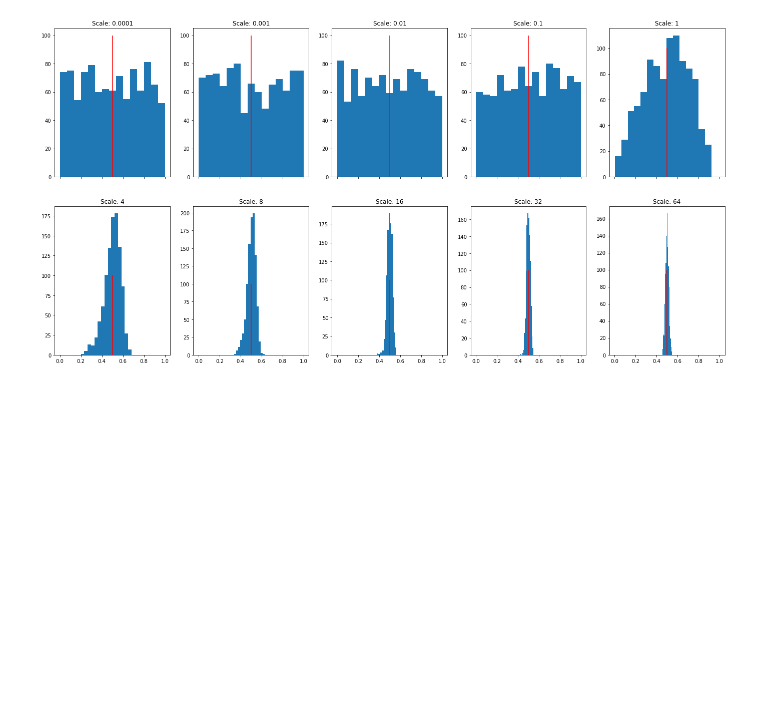
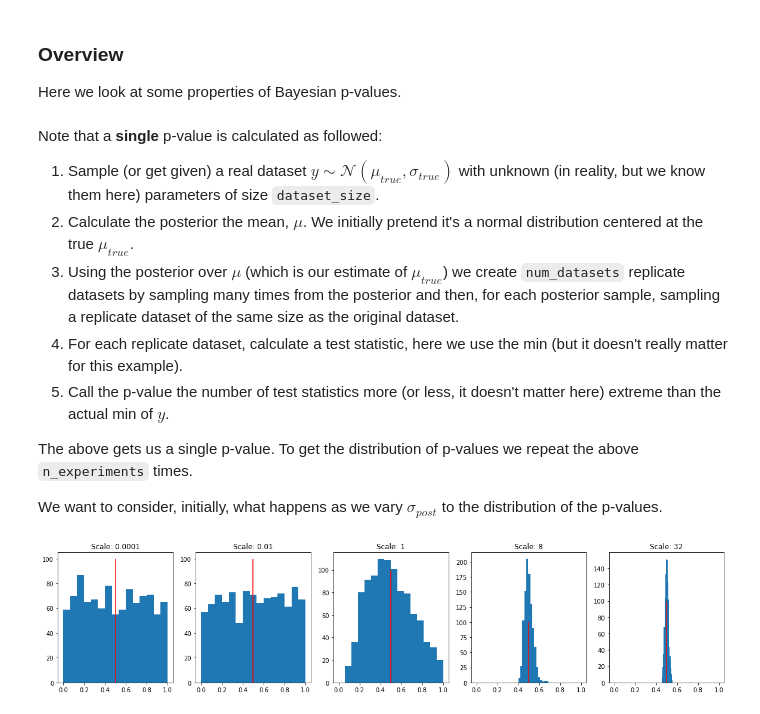
Before and after one commit to maw501/BDA3-python-demos, a Jupyter notebook: demos_ch6/p-values.ipynb, the cells around one changed output. Drawn from its saved outputs; the diff is of its cells as text; code cells hidden in the pictures; blank space fills up the shorter version.

```diff
--- a/demos_ch6/p-values.ipynb
+++ b/demos_ch6/p-values.ipynb
@@ -5,27 +8,63 @@ import seaborn as sns
+# %%
+def calculate_p_value(test_metric, y, y_rep):
+    test_statistic = calculate_test_statistic(test_metric, y_rep)
+    return np.mean(test_statistic > test_metric(y))
+# %%
+def create_datasets(
+    loc_true, scale_true, post_mu, post_scale, dataset_size, num_datasets
+):
+    y = np.random.normal(loc_true, scale_true, size=dataset_size)
+    loc_post = np.random.normal(post_mu, scale=post_scale, size=num_datasets)
+    y_rep = np.random.normal(
+        loc_post, scale_true, size=(dataset_size, num_datasets)
+    )
+    return y, y_rep
+# %% [markdown]
+### Overview
+
+Here we look at some properties of Bayesian p-values.
+# %% [markdown]
+Note that a **single** p-value is calculated as followed:
+
+1. Sample (or get given) a real dataset $y\sim \mathcal{N}(\mu_{true}, \sigma_{true})$ with unknown (in reality, but we know them here) parameters of size `dataset_size`.
+2. Calculate the posterior the mean, $\mu$. We initially pretend it's a normal distribution centered at the true $\mu_{true}$.
+3. Using the posterior over $\mu$ (which is our estimate of $\mu_{true}$) we create `num_datasets` replicate datasets by sampling many times from the posterior and then, for each posterior sample, sampling a replicate dataset of the same size as the original dataset.
+4. For each replicate dataset, calculate a test statistic, here we use the min (but it doesn't really matter for this example).
+5. Call the p-value the number of test statistics more (or less, it doesn't matter here) extreme than the actual min of $y$.
+
+The above gets us a single p-value. To get the distribution of p-values we repeat the above `n_experiments` times.
+
+We want to consider, initially, what happens as we vary $\sigma_{post}$ to the distribution of the p-values.
 # %%
 loc_true = 2
 scale_true = 2
-n_dataset = 250
+dataset_size = 250
+num_datasets = 1000
 n_experiments = 1000
-n_simulations = 1000
 # %%
 p_values_scales = []
-scales = [0.0001, 0.001, 0.01, 0.1, 1, 4, 8, 16, 32, 64]
-for s in scales:
+scales = [0.0001, 0.01, 1, 8, 32]
+test_metric = np.min
+
+for posterior_scale in scales:
     p_values = []
     for i in range(n_experiments):
-        y = np.random.normal(loc_true, scale_true, size=n_dataset)
-        loc_post = np.random.normal(loc_true, s, size=n_simulations)
-        y_rep = np.random.normal(loc_post, scale_true, size=(n_dataset, n_simulations))
-        p_value = np.mean(np.max(y_rep, 0) > np.max(y))
-        p_values.append(p_value)
+        y, y_rep = create_datasets(
+            loc_true,
+            scale_true,
+            loc_true,
+            posterior_scale,
+            dataset_size,
+            num_datasets,
+        )
+        p_values.append(calculate_p_value(test_metric, y, y_rep))
     p_values_scales.append(p_values)
 # %%
-fig, axs = plt.subplots(2, 5, figsize=(24, 12), sharex=True)
+fig, axs = plt.subplots(1, 5, figsize=(20, 4), sharex=True)
 axs = axs.ravel()
 for i, ax in enumerate(axs):
-    ax.hist(p_values_scales[i], bins=15);
-    ax.set_title(f"Scale: {scales[i]}");
+    ax.hist(p_values_scales[i], bins=15)
+    ax.set_title(f"Scale: {scales[i]}")
     ax.vlines(0.5, 0, 100, color="red")
 # %% [output]
-[figure, old version]
+[figure, new version]
```
Also changed, not shown: parts of 3 cells of this notebook.
